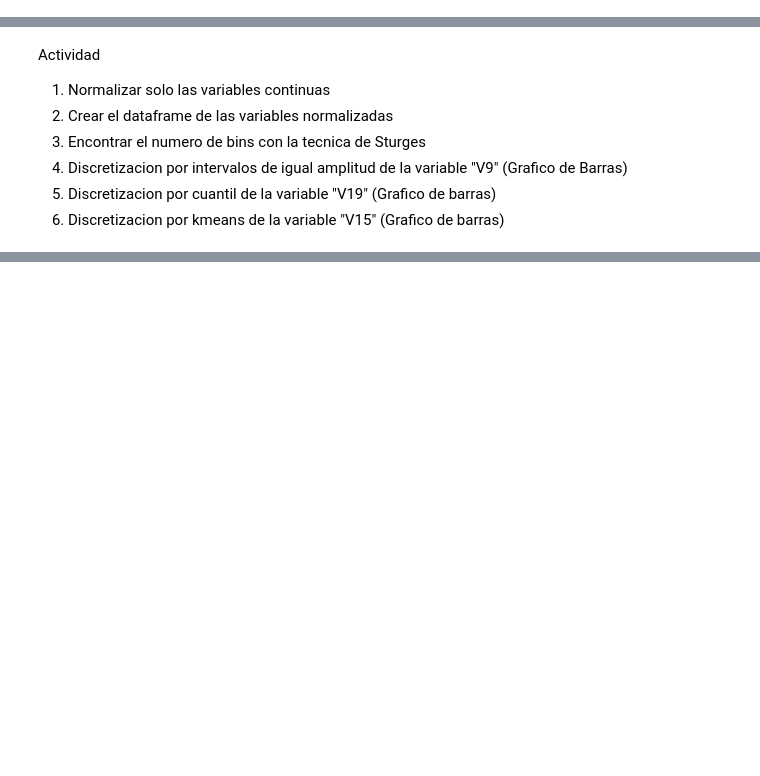
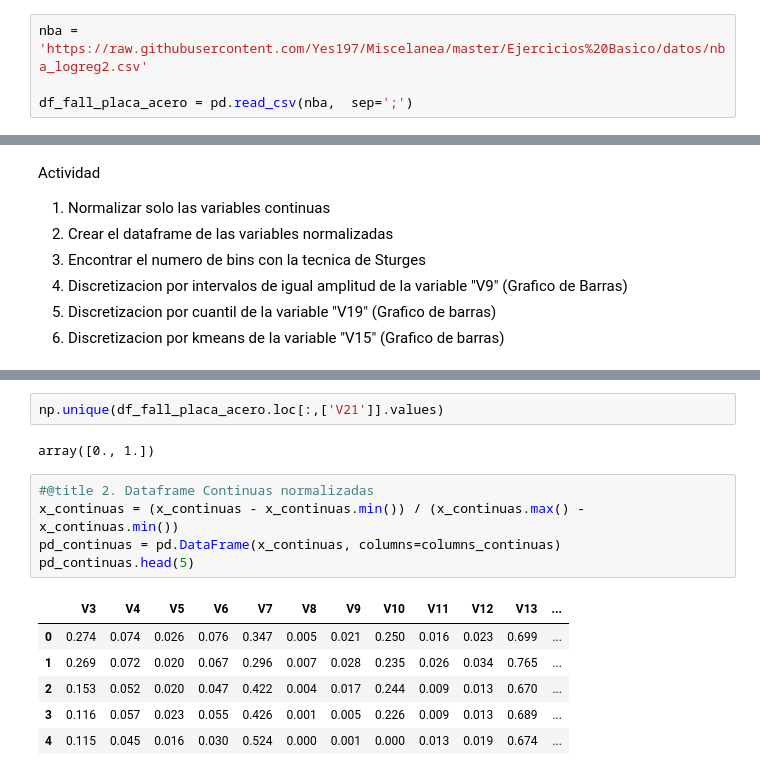
Before and after one commit to Yes197/Miscelanea, a Jupyter notebook: Ejercicios Basico/nivel1_10.ipynb, the cells around one changed output, grey strips where cells are left out. Saved outputs shown, nothing was run; the diff lists cells and outputs as text; blank space fills up the shorter version.

```diff
--- a/Ejercicios Basico/nivel1_10.ipynb
+++ b/Ejercicios Basico/nivel1_10.ipynb
@@ -427,0 +407,4 @@ memory usage: 515.7 KB
+# %%
+nba = 'https://raw.githubusercontent.com/Yes197/Miscelanea/master/Ejercicios%20Basico/datos/nba_logreg2.csv'
+
+df_fall_placa_acero = pd.read_csv(nba,  sep=';')
@@ -444,0 +478,16 @@ y = df_fall_placa_acero.loc[:,['Class']].values
+# %%
+np.unique(df_fall_placa_acero.loc[:,['V21']].values)
+# %% [output]
+array([0., 1.])
+# %%
+#@title 2. Dataframe Continuas normalizadas
+x_continuas = (x_continuas - x_continuas.min()) / (x_continuas.max() - x_continuas.min())
+pd_continuas = pd.DataFrame(x_continuas, columns=columns_continuas)
+pd_continuas.head(5)
+# %% [output]
+|  | V3 | V4 | V5 | V6 | V7 | V8 | V9 | V10 | V11 | V12 | V13 | ... |
+| 0 | 0.274 | 0.074 | 0.026 | 0.076 | 0.347 | 0.005 | 0.021 | 0.250 | 0.016 | 0.023 | 0.699 | ... |
+| 1 | 0.269 | 0.072 | 0.020 | 0.067 | 0.296 | 0.007 | 0.028 | 0.235 | 0.026 | 0.034 | 0.765 | ... |
+| 2 | 0.153 | 0.052 | 0.020 | 0.047 | 0.422 | 0.004 | 0.017 | 0.244 | 0.009 | 0.013 | 0.670 | ... |
+| 3 | 0.116 | 0.057 | 0.023 | 0.055 | 0.426 | 0.001 | 0.005 | 0.226 | 0.009 | 0.013 | 0.689 | ... |
+| 4 | 0.115 | 0.045 | 0.016 | 0.030 | 0.524 | 0.000 | 0.001 | 0.000 | 0.013 | 0.019 | 0.674 | ... |
```
Also changed, not shown: parts of 12 cells of this notebook.
